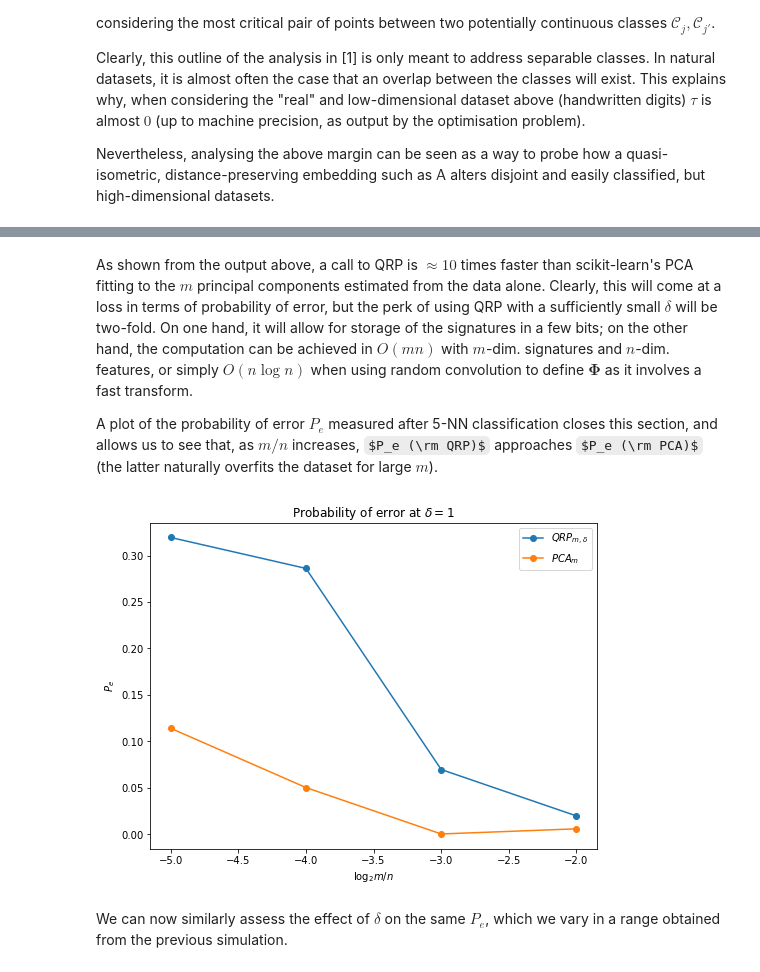
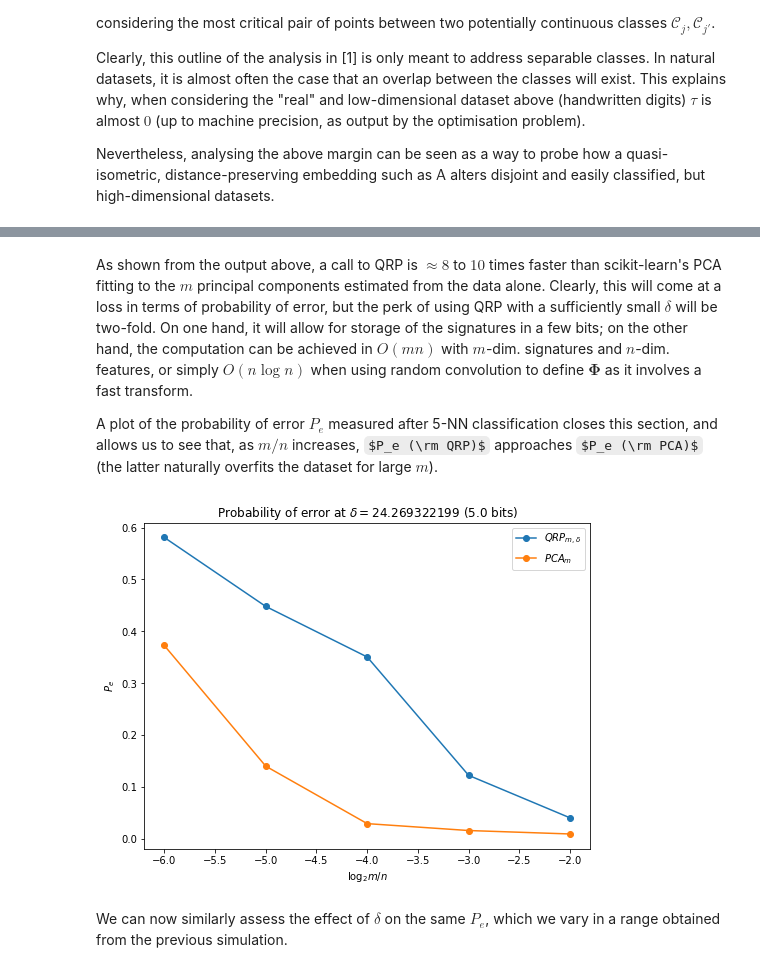
Before and after one commit to VC86/QRE-QEP, a Jupyter notebook: QEP-InteractiveDemo.ipynb, the cells around one changed output, grey strips where cells are left out. Cells and saved outputs as stored; diff of their text form; code cells hidden in the pictures; some formulas as TeX source.

```diff
--- a/QEP-InteractiveDemo.ipynb
+++ b/QEP-InteractiveDemo.ipynb
@@ -71,10 +74,12 @@ def quant_rand_embed(x, m=2, delta=1, rngseed=42, mode="randn"):
         q = np.dot(phi, x)
 
     elif mode=="randc":
-        # Random Convolution (via FFT)
-        ker = np.random.standard_normal(dims[0])/np.sqrt(dims[0])
+        # Random Convolution using Antipodal Kernel (via FFT)
+        ker = 2*(np.random.randint(0,1,dims[0])-0.5)
         idx = np.random.choice(dims[0],size=m,replace=False)
         q = np.fft.irfft(np.dot(np.diag(np.fft.rfft(ker)),np.fft.rfft(x,axis=0)),axis=0)[idx]
+        # # Alternative w. convolve
+        # q = (np.apply_along_axis(lambda x: np.convolve(x,ker,mode='fft'), 0, x))[idx]
 
     else:
         raise Exception('Mode not recognised. Only "randn" and "randc" are implemented so far.')
@@ -91,12 +96,15 @@ For the scope of this analysis, let us consider a labelled dataset $\mathcal K :
 # %%
 # Prepare train/test data
-nclass = 4 # Number of classes, $C$
+nclass = 5 # Number of classes, $C$
 rseed = 42 # Seed of random number generator
 dset = "real" # Digits dataset (real data)
 # dset = "" # Blobs dataset (randomly generated)
 
 if dset == "real":
     # The Digits dataset (real)
+    # This is the well-known handwritten digits dataset, loaded with nclass labels.
+    # The classes will tend to be closer and overlap, thus departing from our
+    # theoretical analysis that assumes linear separability.
     n = 64
     digits = load_digits(nclass)
     nsamples = digits.data.shape[0]
@@ -108,12 +116,14 @@ if dset == "real":
     ctest = digits.target[idx_test]
 else:
     # The Blob dataset (synthetic)
-    n = 2**11
-    nsamples = 2**9
+    # This is a randomly generated dataset of blobs that tend to be sufficiently far apart.
+    # The classes will tend to be separated, thus verifying our theoretical analysis.
+    n = 2**9
+    nsamples = 2**7
     data,target = make_blobs(n_samples=nsamples,
                              n_features=n, centers=nclass,
-                             cluster_std=1.0, shuffle=True)
-    idx_train = np.random.choice(nsamples, nsamples//2, replace=False)
+                             cluster_std=0.5)
+    idx_train = np.random.choice(nsamples, 2*nsamples//3, replace=False)
     idx_test = np.setxor1d(np.arange(nsamples),idx_train)
     train_data = data[idx_train]
     test_data = data[idx_test]
@@ -195,9 +213,10 @@ In order to compare the signatures produced by QRP (a *non-adaptive* technique,
 This procedure can be tested by varying the number of measurements $m$ on the training and test sets, as in the cell below.
 # %%
 # With respect to $m$
-M = np.unique((n*2**np.arange(-np.log2(n)+1,-1,1)).astype(int))
+M = np.unique(np.ceil(n*2**np.arange(-np.log2(n),-1,1))).astype(int)
 msteps = len(M)
-delta = 1
+# delta = min(tau) # Safe estimate
+delta = sigma # Rough estimate (relies on isometry)
 
 qrp_perr = []
 pca_perr = []
@@ -212,7 +231,7 @@ for ss in range(msteps):
 
     # Apply PCA with the same dimension m, and train it
     print("PCA_" + str(M[ss]))
-    PC = PCA(n_components=M[ss], whiten=True)
+    PC = PCA(n_components=M[ss])
     %time PC.fit(train_data)
     pca_train = PC.transform(train_data)
     pca_test = PC.transform(test_data)
@@ -247,19 +266,19 @@ Wall time: 2.26 ms
 # %% [markdown]
-As shown from the output above, a call to QRP is $\approx 10$ times faster than scikit-learn's PCA fitting to the $m$ principal components estimated from the data alone. Clearly, this will come at a loss in terms of probability of error, but the perk of using QRP with a sufficiently small $\delta$ will be two-fold. On one hand, it will allow for storage of the signatures in a few bits; on the other hand, the computation can be achieved in $O(m n)$ with $m$-dim. signatures and $n$-dim. features, or simply $O(n \log n)$ when using random convolution to define $\boldsymbol\Phi$ as it involves a fast transform.
+As shown from the output above, a call to QRP is $\approx 8$ to $10$ times faster than scikit-learn's PCA fitting to the $m$ principal components estimated from the data alone. Clearly, this will come at a loss in terms of probability of error, but the perk of using QRP with a sufficiently small $\delta$ will be two-fold. On one hand, it will allow for storage of the signatures in a few bits; on the other hand, the computation can be achieved in $O(m n)$ with $m$-dim. signatures and $n$-dim. features, or simply $O(n \log n)$ when using random convolution to define $\boldsymbol\Phi$ as it involves a fast transform.
 
 A plot of the probability of error $P_e$ measured after 5-NN classification closes this section, and allows us to see that, as $m/n$ increases, $P_e (\rm QRP)$ approaches $P_e (\rm PCA)$ (the latter naturally overfits the dataset for large $m$).
 # %%
 # Plot results (M)
 plt.figure(figsize=(8,6))
 plt.plot(np.log2(M/n),qrp_perr,label="$QRP_{m,\delta}$", marker='o')
 plt.plot(np.log2(M/n),pca_perr,label="$PCA_{m}$", marker='o')
-plt.title("Probability of error at $\delta = " + str(delta) + "$")
+plt.title("Probability of error at $\delta = " + str(delta) + "$ (" + str(bitrate) + " bits)")
 plt.xlabel("$\\log_2 m/n$")
 plt.ylabel("$P_e$")
 plt.legend()
 plt.show()
 # %% [output]
-[figure, old version]
+[figure, new version]
 # %% [markdown]
 We can now similarly assess the effect of $\delta$ on the same $P_e$, which we vary in a range obtained from the previous simulation.
 # %%
```
Also changed, not shown: parts of 12 cells of this notebook, 2 other files.
